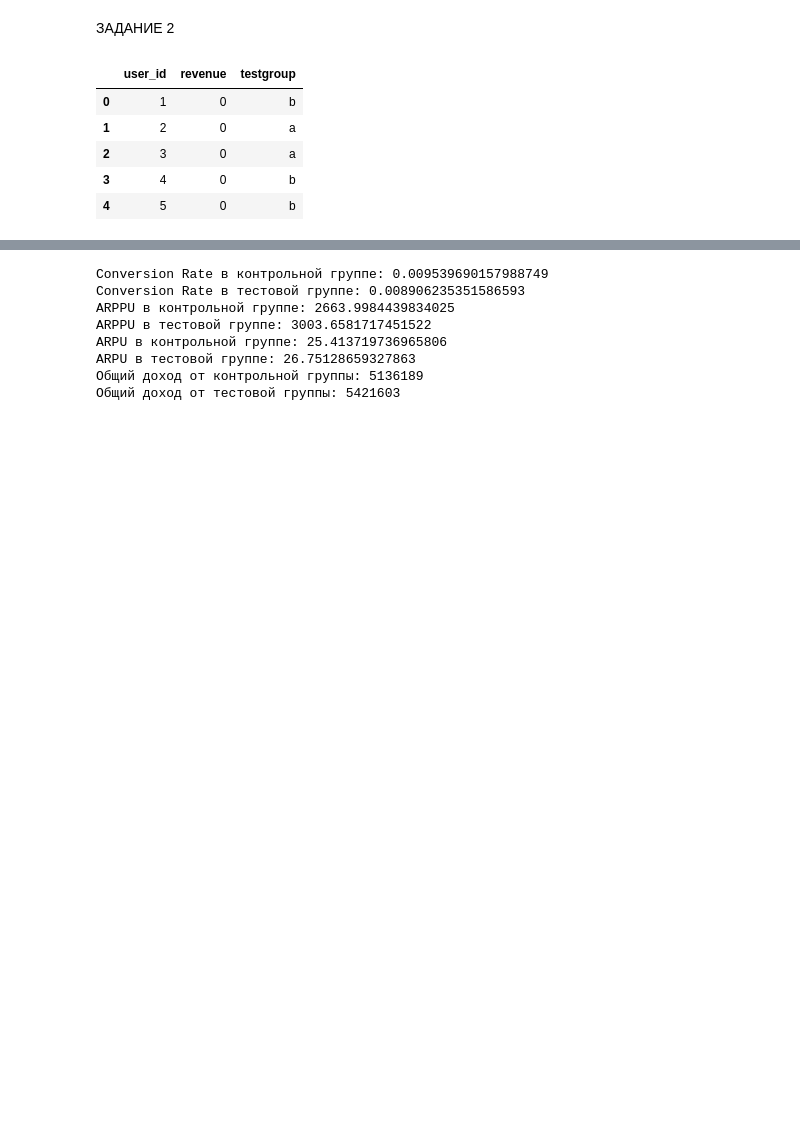
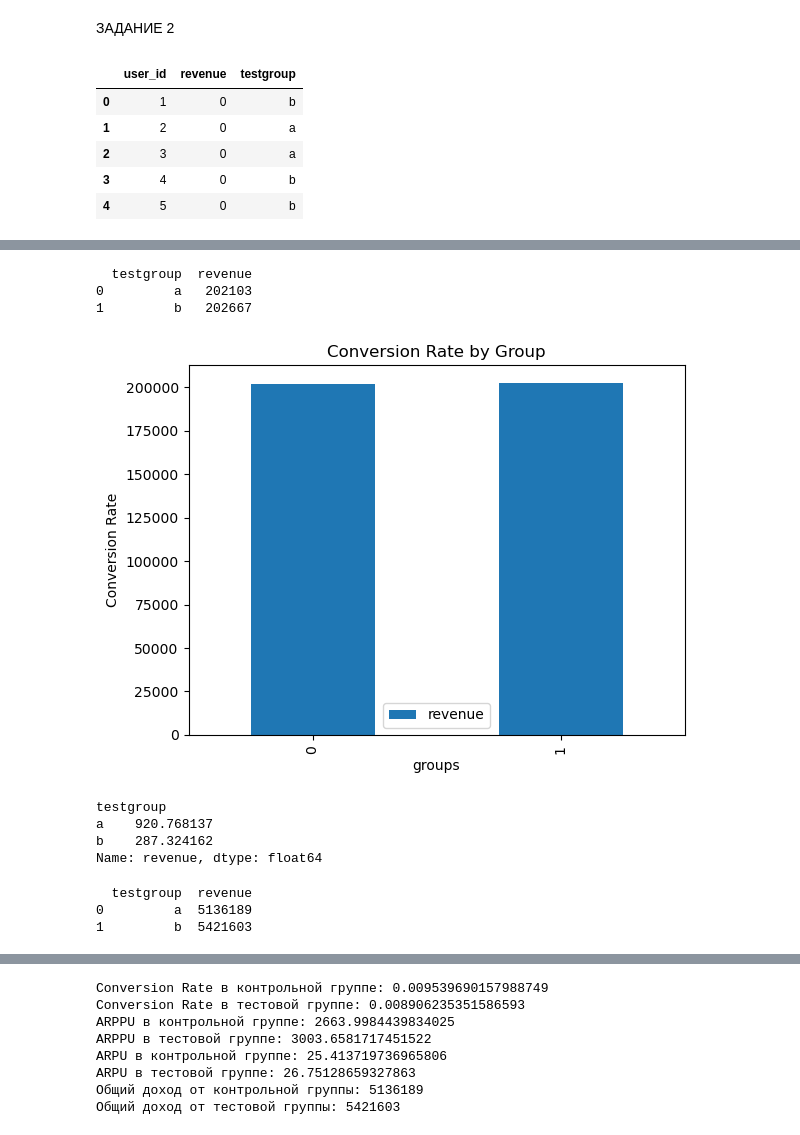
Before and after one commit to Safar2003/project, a Jupyter notebook: project_final_course_pet.ipynb, the cells around one changed output, grey strips where cells are left out. Saved outputs shown, nothing was run; the diff lists cells and outputs as text; code cells hidden in the pictures; blank space fills up the shorter version.

```diff
--- a/project_final_course_pet.ipynb
+++ b/project_final_course_pet.ipynb
@@ -350,0 +472,32 @@ df.describe()
+# %%
+# Количества значение в двух группах
+df_test_counts = df.groupby('testgroup', as_index=False).agg({'revenue': 'count'})
+print(df_test_counts)
+# %% [output]
+  testgroup  revenue
+0         a   202103
+1         b   202667
+# %%
+# barplot показывает конверсию в группах
+df_test_counts.plot(kind='bar', title='Conversion Rate by Group')
+plt.ylabel('Conversion Rate')
+plt.xlabel('groups')
+plt.show()
+# %% [output]
+[figure, added]
+# %%
+# Стандартное отклонение
+df.groupby("testgroup").revenue.std()
+# %% [output]
+testgroup
+a    920.768137
+b    287.324162
+Name: revenue, dtype: float64
+# %%
+# Общая сумма cтольбца 'revenue' по группам
+df_test_counts = df.groupby('testgroup', as_index=False).agg({'revenue': 'sum'})
+print(df_test_counts)
+# %% [output]
+  testgroup  revenue
+0         a  5136189
+1         b  5421603
```
Also changed, not shown: parts of 45 cells of this notebook.
